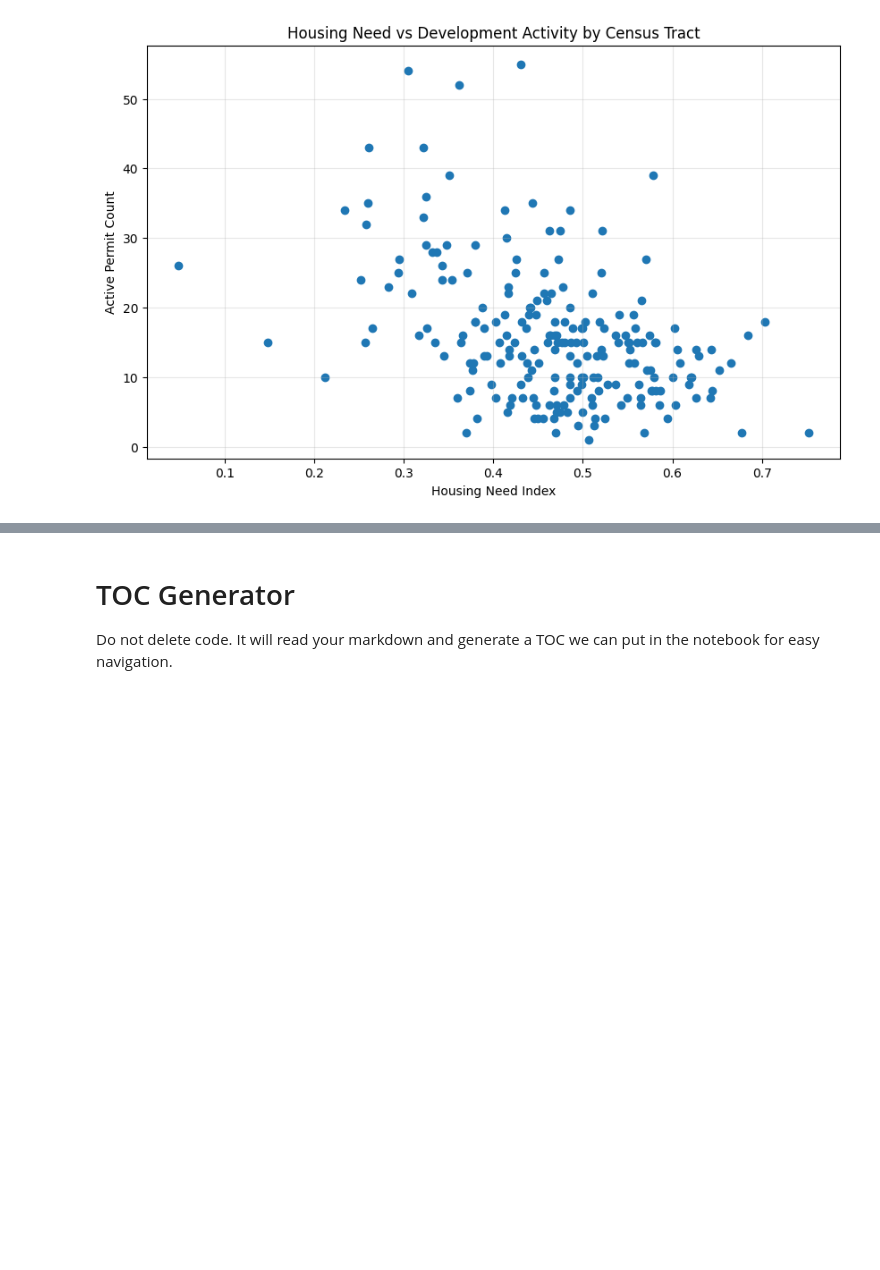
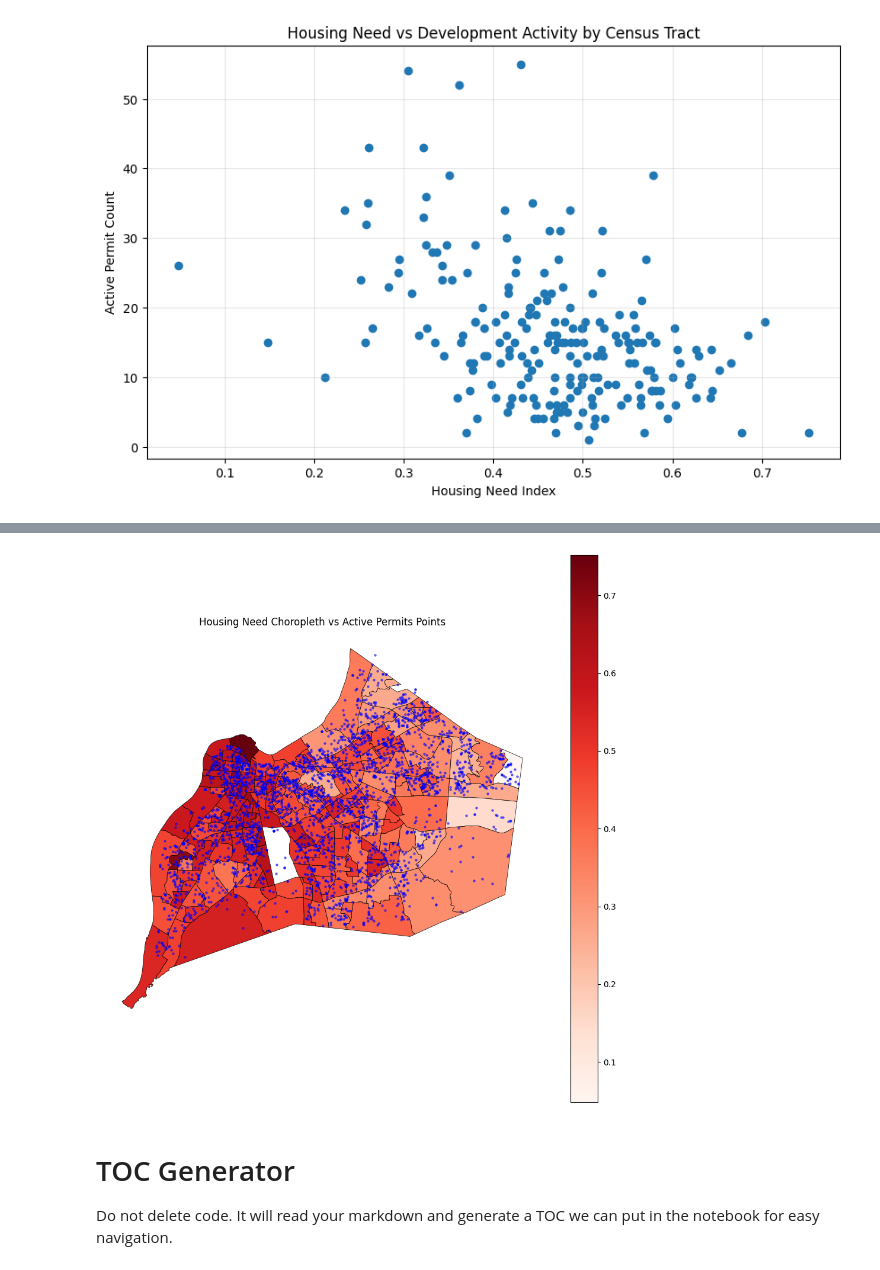
Before and after one commit to Code-You-Contributors/HUD_data_master, a Jupyter notebook: Curtis/curtis.ipynb, the cells around one changed output, grey strips where cells are left out. Saved outputs shown, nothing was run; the diff lists cells and outputs as text; code cells hidden in the pictures; blank space fills up the shorter version.

```diff
--- a/Curtis/curtis.ipynb
+++ b/Curtis/curtis.ipynb
@@ -406,0 +474,31 @@ df_plot.sort_values("NEED_INDEX", ascending=False)[
+# %%
+# Housing need choropleth vs permit plot points
+
+fig, ax = plt.subplots(figsize=(12, 12))
+
+# Tract heatmap
+map_df.plot(
+    column="NEED_INDEX",
+    cmap="Reds",
+    linewidth=0.5,
+    edgecolor="black",
+    legend=True,
+    ax=ax
+)
+
+# Permit points
+gdf_permit_tracts.plot(
+    ax=ax,
+    markersize=5,
+    color="blue",
+    alpha=0.5
+)
+
+ax.set_title("Housing Need Choropleth vs Active Permits Points")
+ax.axis("off")
+
+plt.savefig(FIGURES_DIR / "need_vs_permits_choropleth.png", dpi=300, bbox_inches="tight")
+
+plt.show()
+# %% [output]
+[figure, added]
```
Also changed, not shown: parts of 17 cells of this notebook, 7 other files.
